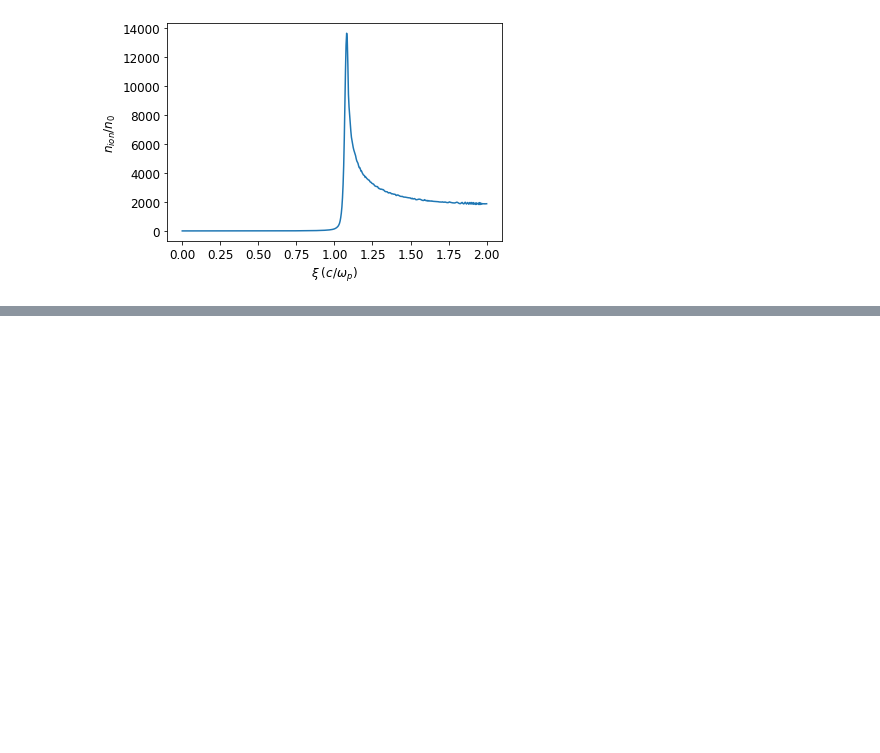
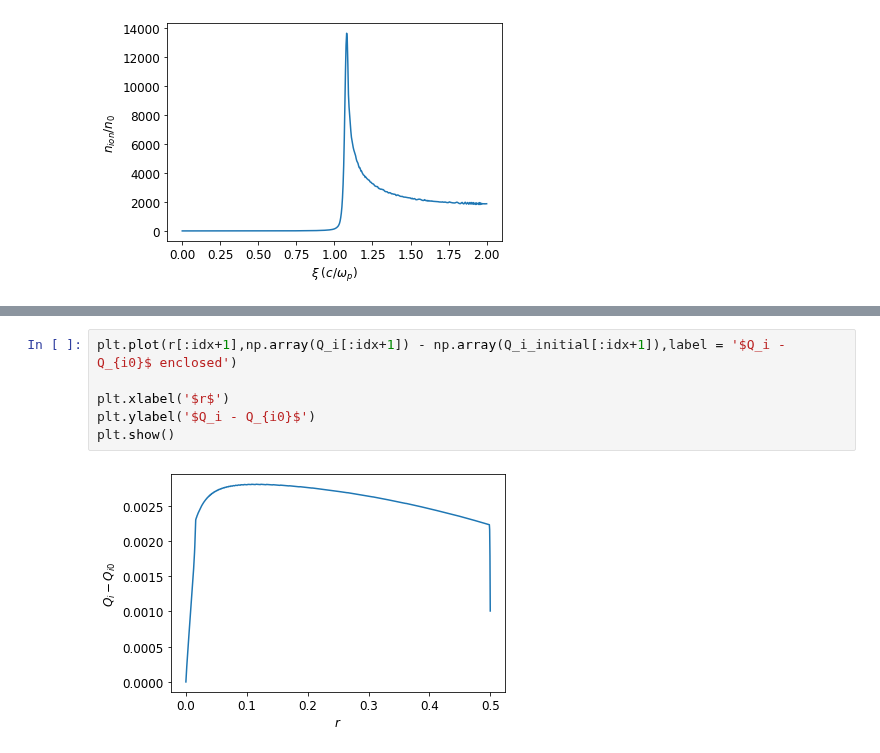
Before and after one commit to uclazyj/JupyterQpic, a Jupyter notebook: plot_lineout_QPAD.ipynb, the cells around one changed output, grey strips where cells are left out. Drawn from its saved outputs; the diff is of its cells as text; blank space fills up the shorter version.

```diff
--- a/plot_lineout_QPAD.ipynb
+++ b/plot_lineout_QPAD.ipynb
@@ -135,0 +183,8 @@ plt.show()
+# %%
+plt.plot(r[:idx+1],np.array(Q_i[:idx+1]) - np.array(Q_i_initial[:idx+1]),label = '$Q_i - Q_{i0}$ enclosed')
+
+plt.xlabel('$r$')
+plt.ylabel('$Q_i - Q_{i0}$')
+plt.show()
+# %% [output]
+[figure, added]
```
Also changed, not shown: parts of 7 cells of this notebook, 1 other file.
